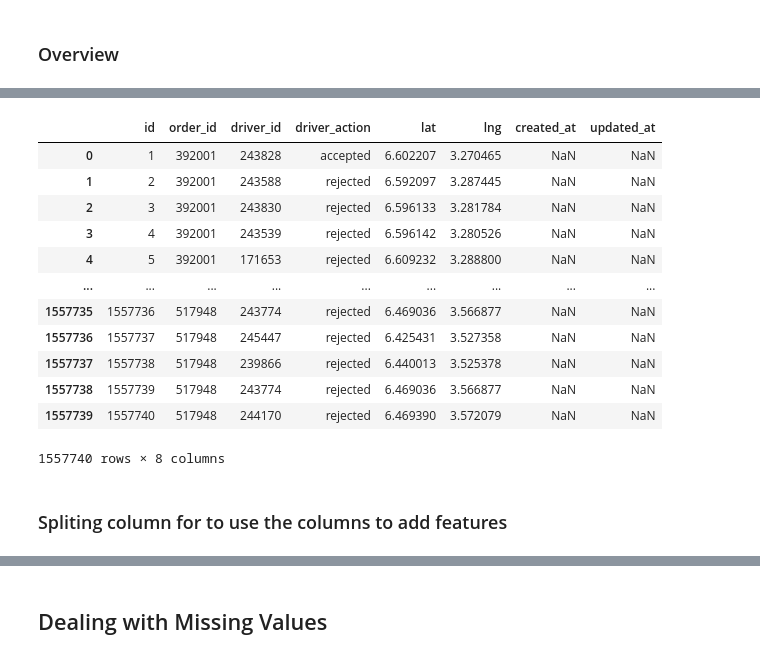
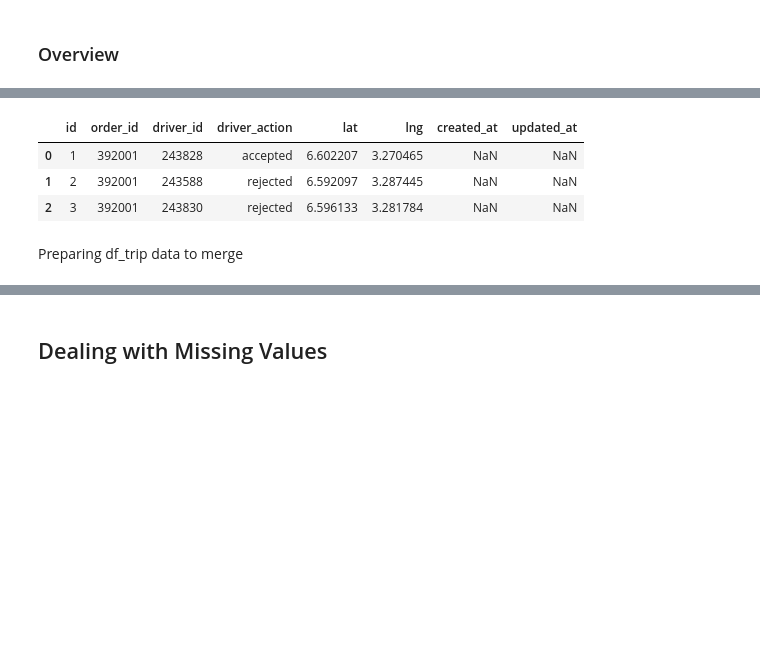
Before and after one commit to JabezETH/Logistic-optimization-Delivery-drivers-location-optimisation-with-Causal-Inference-, a Jupyter notebook: notebooks/data_cleaning.ipynb, the cells around one changed output, grey strips where cells are left out. Drawn from its saved outputs; the diff is of its cells as text; code cells hidden in the pictures; blank space fills up the shorter version.

```diff
--- a/notebooks/data_cleaning.ipynb
+++ b/notebooks/data_cleaning.ipynb
@@ -45,21 +25,12 @@ plt.show()
 # %%
-df_locations
+df_locations.head(3)
 # %% [output]
 |  | id | order_id | driver_id | driver_action | lat | lng | created_at | updated_at |
 | 0 | 1 | 392001 | 243828 | accepted | 6.602207 | 3.270465 | NaN | NaN |
 | 1 | 2 | 392001 | 243588 | rejected | 6.592097 | 3.287445 | NaN | NaN |
 | 2 | 3 | 392001 | 243830 | rejected | 6.596133 | 3.281784 | NaN | NaN |
-| 3 | 4 | 392001 | 243539 | rejected | 6.596142 | 3.280526 | NaN | NaN |
-| 4 | 5 | 392001 | 171653 | rejected | 6.609232 | 3.288800 | NaN | NaN |
-| ... | ... | ... | ... | ... | ... | ... | ... | ... |
-| 1557735 | 1557736 | 517948 | 243774 | rejected | 6.469036 | 3.566877 | NaN | NaN |
-| 1557736 | 1557737 | 517948 | 245447 | rejected | 6.425431 | 3.527358 | NaN | NaN |
-| 1557737 | 1557738 | 517948 | 239866 | rejected | 6.440013 | 3.525378 | NaN | NaN |
-| 1557738 | 1557739 | 517948 | 243774 | rejected | 6.469036 | 3.566877 | NaN | NaN |
-| 1557739 | 1557740 | 517948 | 244170 | rejected | 6.469390 | 3.572079 | NaN | NaN |
-1557740 rows × 8 columns
-# %% [markdown]
-### Spliting column for to use the columns to add features
+# %% [markdown]
+Preparing df_trip data to merge
 # %%
 df_org = df_trip['Trip Origin'].str.split(',', expand=True)
 df_org.columns = ['lat_org', 'lon_org']
```
Also changed, not shown: parts of 29 cells of this notebook, 4 other files.
